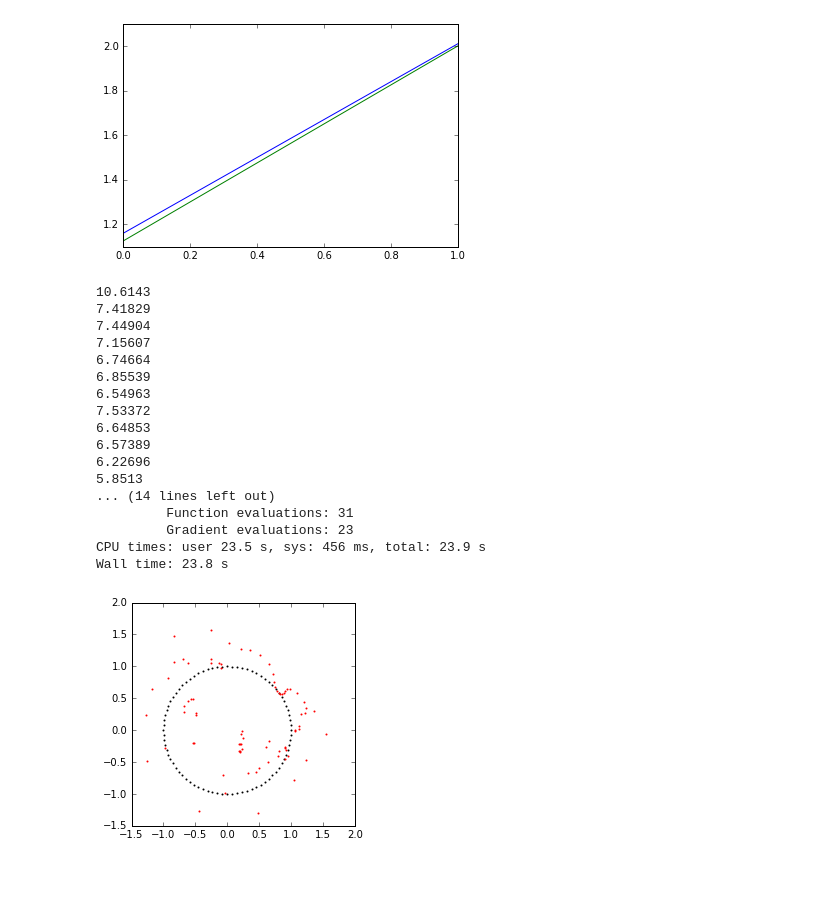
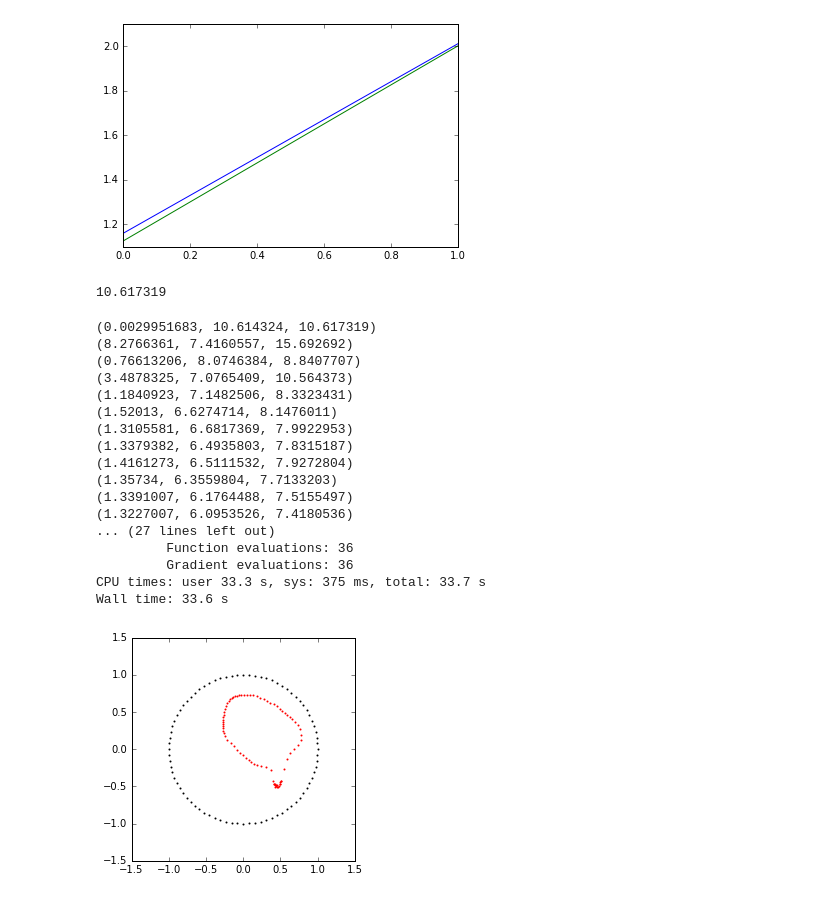
Before and after one commit to pyushkevich/pytorch-cmrep, a Jupyter notebook: Gshoot_test.ipynb, the cells around one changed output. Saved outputs shown, nothing was run; the diff lists cells and outputs as text; code cells hidden in the pictures.

```diff
--- a/Gshoot_test.ipynb
+++ b/Gshoot_test.ipynb
@@ -40,5 +40,5 @@ ax[1].plot(Hq.data.numpy()[:,1]);
 Perform actual flow
 # %%
 %%time
-(q1,p1)=gs.flow(p0)
+(H,q1,p1)=gs.flow(p0)
 # %% [output]
@@ -95,5 +95,5 @@ Wall time: 3.68 s
 Time on tensors (no graphs computed)
 # %%
 %%time
-(big_q1_data,big_p1_data)=big_gs_t.flow(big_p0_data)
+(H,big_q1_data,big_p1_data)=big_gs_t.flow(big_p0_data)
 # %% [output]
@@ -125,45 +125,49 @@ plt.plot(p0.grad.data.numpy()[1]);
 # %%
 def objfun(x,*args):
     my_p0 = Variable(torch.FloatTensor(x.reshape(gs.q0.size())), requires_grad=False)
-    (q1,p1) = gs.flow(my_p0)
-    my_res = torch.dist(q1,qT)
+    (H,q1,p1) = gs.flow(my_p0)
+    my_res = 1 * H + torch.dist(q1,qT)
     return my_res.data.numpy()[0]
 
 def objgrad(x,*args):
     my_p0 = Variable(torch.FloatTensor(x.reshape(gs.q0.size())), requires_grad=True)
-    (q1,p1) = gs.flow(my_p0)
-    obj = torch.dist(q1,qT)
-    print(obj.data.numpy()[0])
+    (H,q1,p1) = gs.flow(my_p0)
+    obj = 1 * H + torch.dist(q1,qT)
+    print(H.data.numpy()[0], torch.dist(q1,qT).data.numpy()[0],obj.data.numpy()[0])
     obj.backward()
     grad_obj = my_p0.grad.data
     return grad_obj.view(-1).numpy()
+# %%
+objfun(p0.data.numpy().reshape(-1))
+# %% [output]
+10.617319
 # %%
 %%time
 x=p0.data.numpy().reshape(-1);
 opt_options={'maxiter':20,'disp':True}
 res=opt.minimize(objfun,x,method='CG',jac=objgrad,options=opt_options)
 # %% [output]
-10.6143
-7.41829
-7.44904
-7.15607
-6.74664
-6.85539
-6.54963
-7.53372
-6.64853
-6.57389
-6.22696
-5.8513
-... (14 lines left out)
-         Function evaluations: 31
-         Gradient evaluations: 23
-CPU times: user 23.5 s, sys: 456 ms, total: 23.9 s
-Wall time: 23.8 s
+(0.0029951683, 10.614324, 10.617319)
+(8.2766361, 7.4160557, 15.692692)
+(0.76613206, 8.0746384, 8.8407707)
+(3.4878325, 7.0765409, 10.564373)
+(1.1840923, 7.1482506, 8.3323431)
+(1.52013, 6.6274714, 8.1476011)
+(1.3105581, 6.6817369, 7.9922953)
+(1.3379382, 6.4935803, 7.8315187)
+(1.4161273, 6.5111532, 7.9272804)
+(1.35734, 6.3559804, 7.7133203)
+(1.3391007, 6.1764488, 7.5155497)
+(1.3227007, 6.0953526, 7.4180536)
+... (27 lines left out)
+         Function evaluations: 36
+         Gradient evaluations: 36
+CPU times: user 33.3 s, sys: 375 ms, total: 33.7 s
+Wall time: 33.6 s
 # %%
-(q1,p1) = gs.flow(Variable(torch.FloatTensor(res.x.reshape(gs.q0.size())), requires_grad=True))
+(H,q1,p1) = gs.flow(Variable(torch.FloatTensor(res.x.reshape(gs.q0.size())), requires_grad=True))
 plt.figure(figsize=plt.figaspect(1.0))
 plt.scatter(qT.data.numpy()[:,0],qT.data.numpy()[:,1],s=1);
 plt.scatter(q1.data.numpy()[:,0],q1.data.numpy()[:,1],color='red',s=1);
 # %% [output]
-[figure, old version]
+[figure, new version]
```
Also changed, not shown: parts of 10 cells of this notebook, 1 other file.
